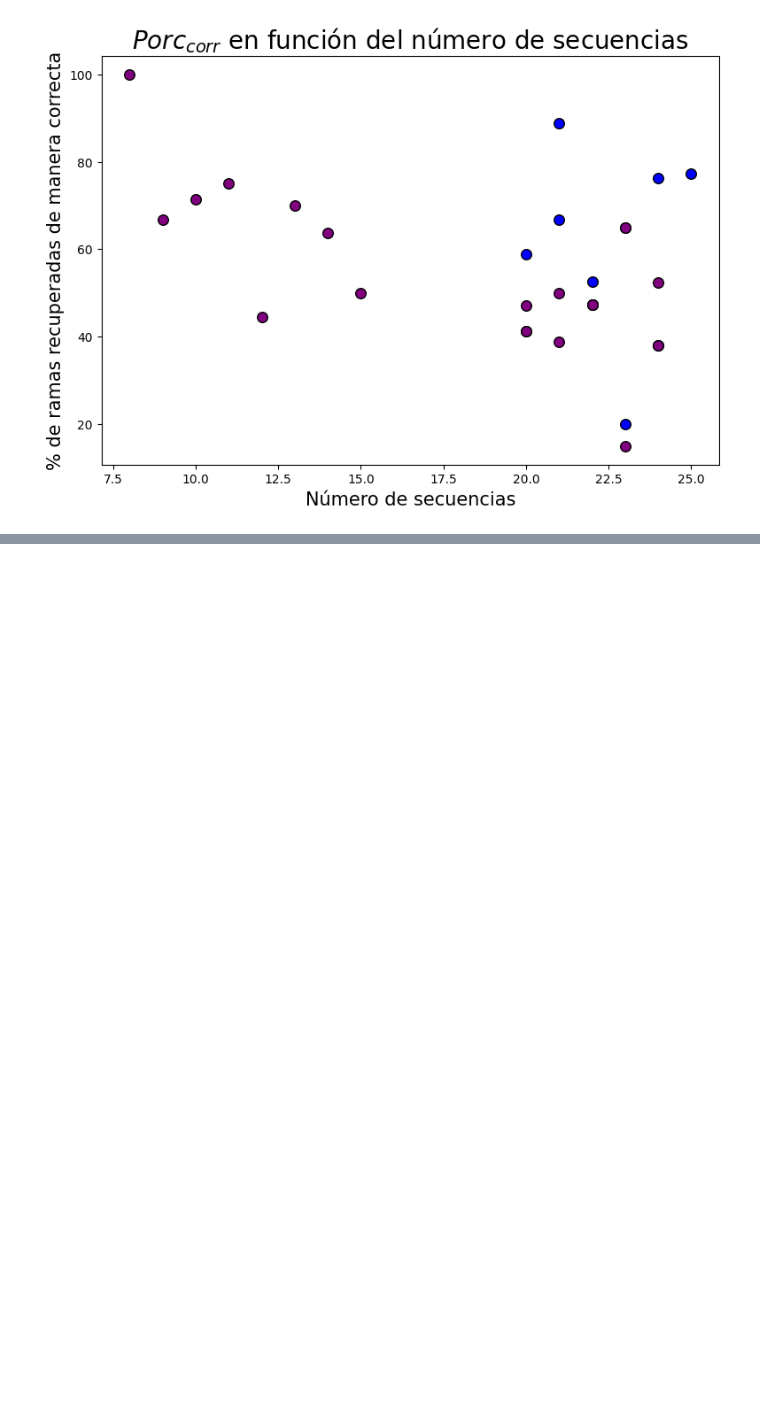
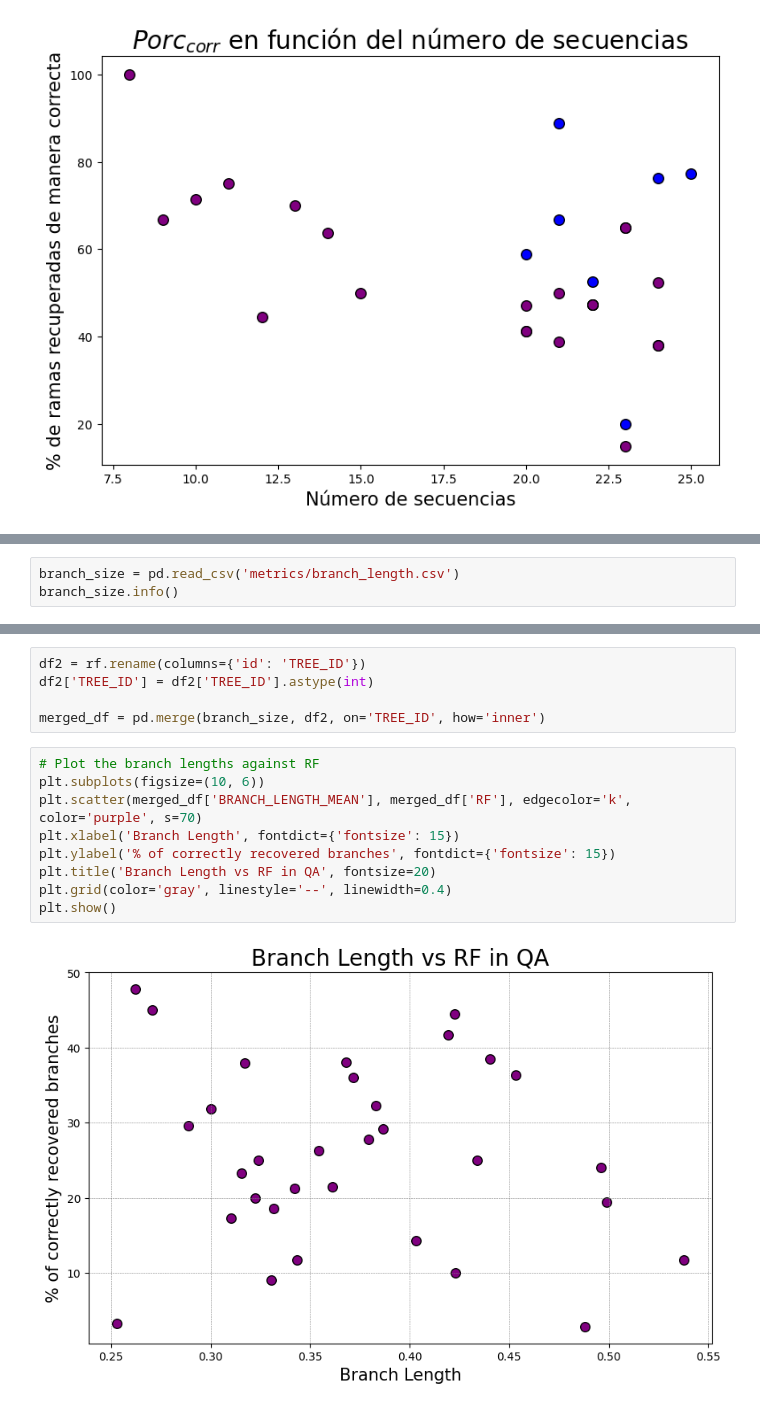
Before and after one commit to Nicofero/PhyloTree_ReConst, a Jupyter notebook: metrics_study.ipynb, the cells around one changed output, grey strips where cells are left out. Cells and saved outputs as stored; diff of their text form; blank space fills up the shorter version.

```diff
--- a/metrics_study.ipynb
+++ b/metrics_study.ipynb
@@ -779,0 +789,3 @@ plt.show()
+# %%
+branch_size = pd.read_csv('metrics/branch_length.csv')
+branch_size.info()
@@ -779,0 +803,16 @@ plt.show()
+# %%
+df2 = rf.rename(columns={'id': 'TREE_ID'})
+df2['TREE_ID'] = df2['TREE_ID'].astype(int)
+
+merged_df = pd.merge(branch_size, df2, on='TREE_ID', how='inner')
+# %%
+# Plot the branch lengths against RF
+plt.subplots(figsize=(10, 6))
+plt.scatter(merged_df['BRANCH_LENGTH_MEAN'], merged_df['RF'], edgecolor='k', color='purple', s=70)
+plt.xlabel('Branch Length', fontdict={'fontsize': 15})
+plt.ylabel('% of correctly recovered branches', fontdict={'fontsize': 15})
+plt.title('Branch Length vs RF in QA', fontsize=20)
+plt.grid(color='gray', linestyle='--', linewidth=0.4)
+plt.show()
+# %% [output]
+[figure, added]
```
Also changed, not shown: parts of 11 cells of this notebook, 3 other files.
